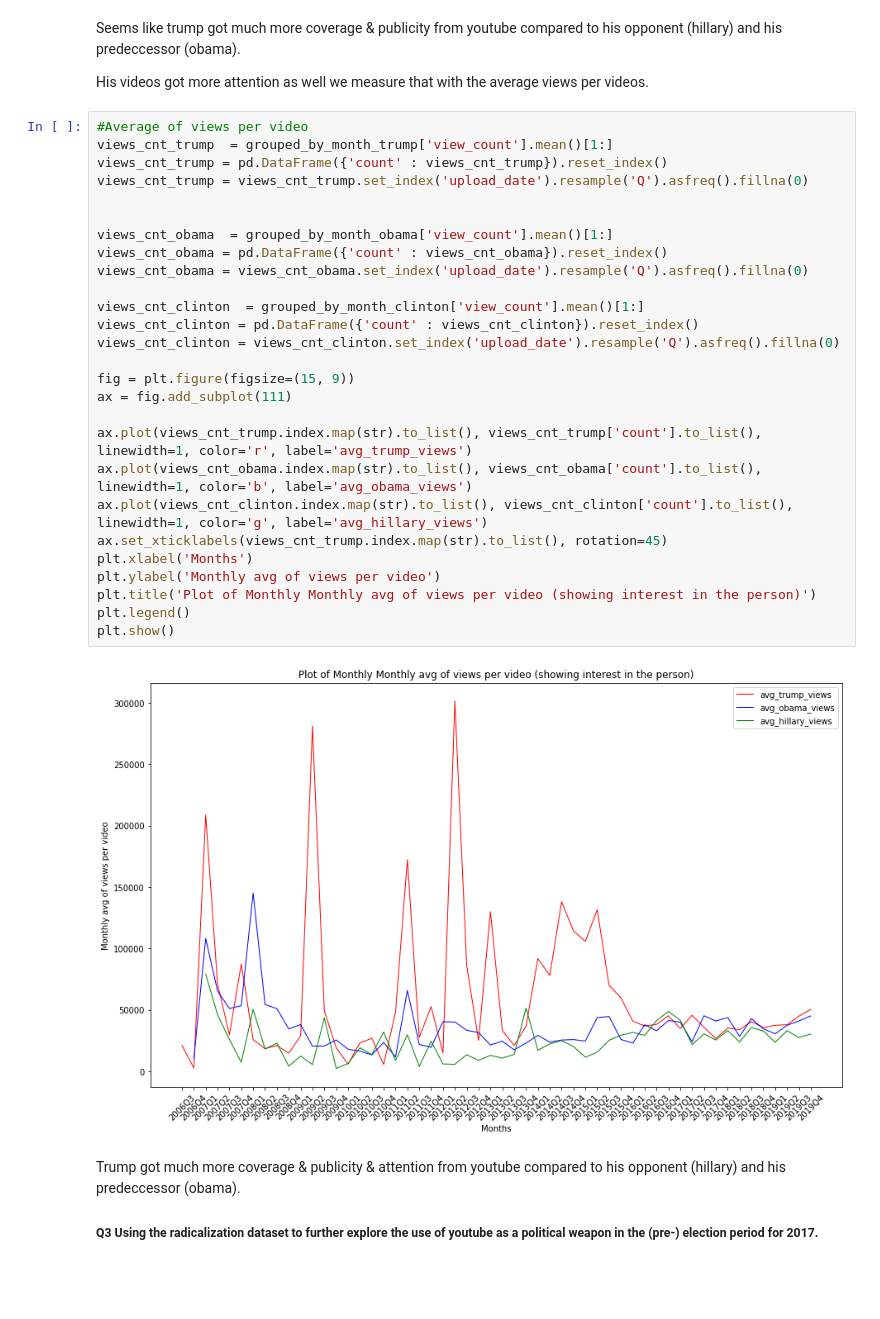
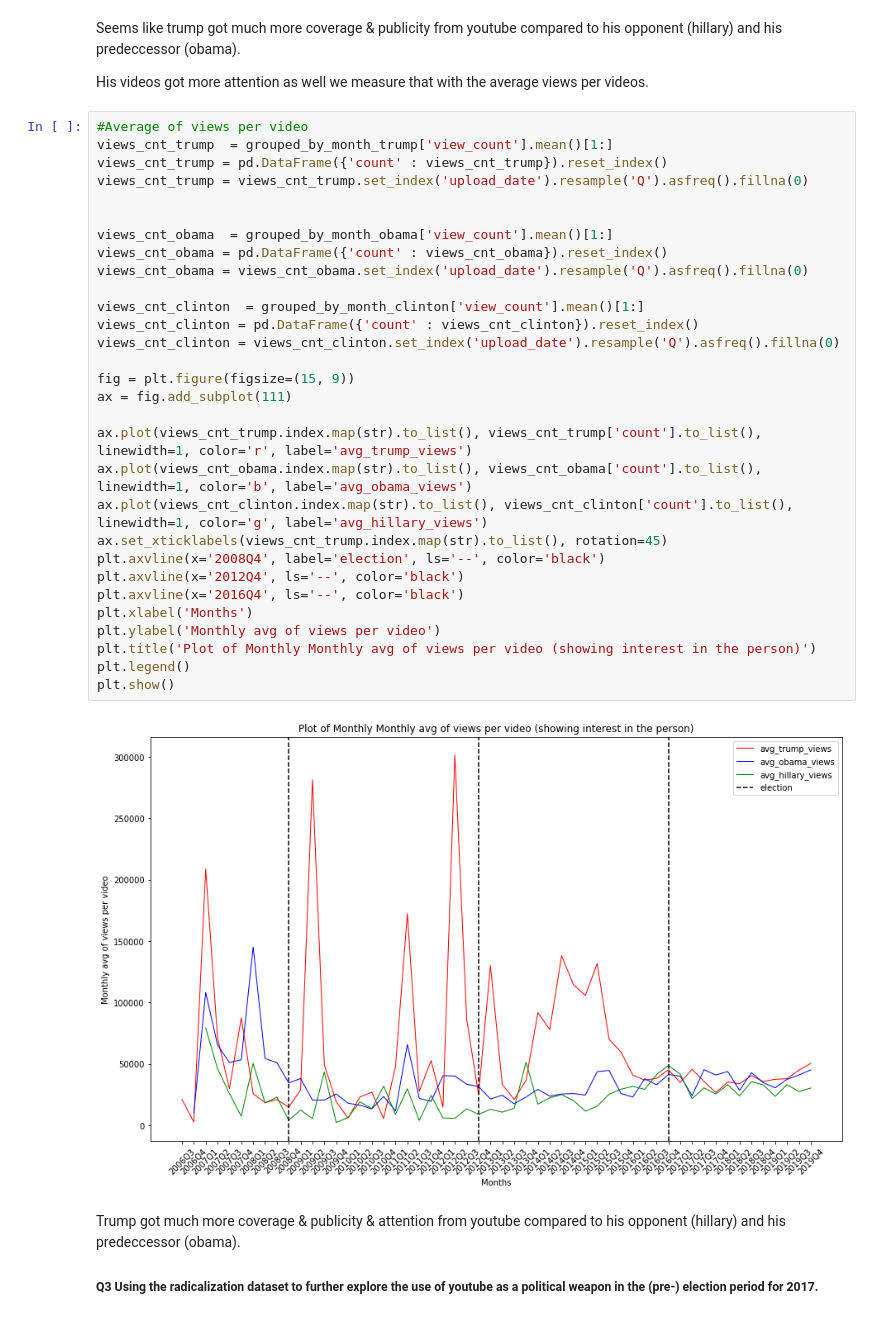
Before and after one commit to epfl-ada/ada-2022-project-powerrangers, a Jupyter notebook: explore_data.ipynb, the cells around one changed output. Saved outputs shown, nothing was run; the diff lists cells and outputs as text; blank space fills up the shorter version.

```diff
--- a/explore_data.ipynb
+++ b/explore_data.ipynb
@@ -587,32 +609,35 @@ His videos got more attention as well we measure that with the average views per
 # %%
 #Average of views per video
 views_cnt_trump  = grouped_by_month_trump['view_count'].mean()[1:]
 views_cnt_trump = pd.DataFrame({'count' : views_cnt_trump}).reset_index()
 views_cnt_trump = views_cnt_trump.set_index('upload_date').resample('Q').asfreq().fillna(0)
 
 
 views_cnt_obama  = grouped_by_month_obama['view_count'].mean()[1:]
 views_cnt_obama = pd.DataFrame({'count' : views_cnt_obama}).reset_index()
 views_cnt_obama = views_cnt_obama.set_index('upload_date').resample('Q').asfreq().fillna(0)
 
 views_cnt_clinton  = grouped_by_month_clinton['view_count'].mean()[1:]
 views_cnt_clinton = pd.DataFrame({'count' : views_cnt_clinton}).reset_index()
 views_cnt_clinton = views_cnt_clinton.set_index('upload_date').resample('Q').asfreq().fillna(0)
 
 fig = plt.figure(figsize=(15, 9))
 ax = fig.add_subplot(111)
 
 ax.plot(views_cnt_trump.index.map(str).to_list(), views_cnt_trump['count'].to_list(), linewidth=1, color='r', label='avg_trump_views')
 ax.plot(views_cnt_obama.index.map(str).to_list(), views_cnt_obama['count'].to_list(), linewidth=1, color='b', label='avg_obama_views')
 ax.plot(views_cnt_clinton.index.map(str).to_list(), views_cnt_clinton['count'].to_list(), linewidth=1, color='g', label='avg_hillary_views')
 ax.set_xticklabels(views_cnt_trump.index.map(str).to_list(), rotation=45)
+plt.axvline(x='2008Q4', label='election', ls='--', color='black')
+plt.axvline(x='2012Q4', ls='--', color='black')
+plt.axvline(x='2016Q4', ls='--', color='black')
 plt.xlabel('Months')
 plt.ylabel('Monthly avg of views per video')
 plt.title('Plot of Monthly Monthly avg of views per video (showing interest in the person)')
 plt.legend()
 plt.show()
 # %% [output]
-[figure, old version]
+[figure, new version]
 # %% [markdown]
 Trump got much more coverage & publicity & attention from youtube compared to his opponent (hillary) and his predeccessor (obama).
 
```
Also changed, not shown: parts of 3 cells of this notebook, 1 other file.
